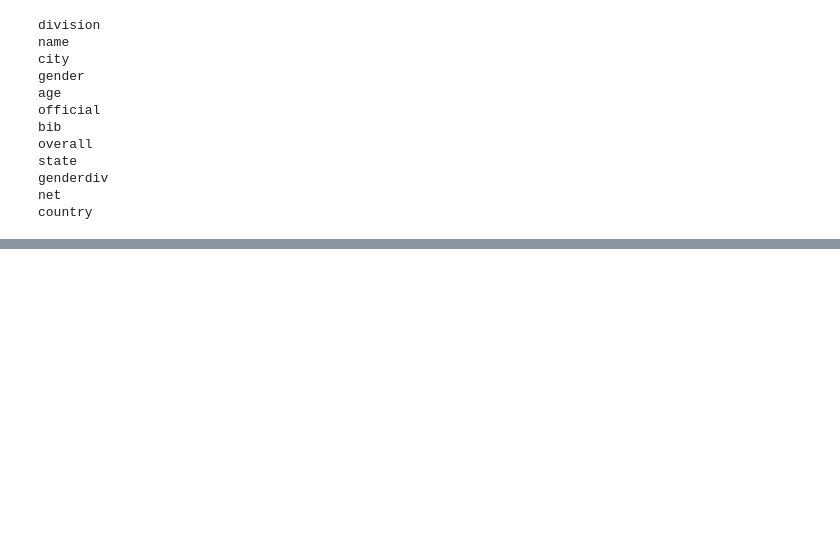
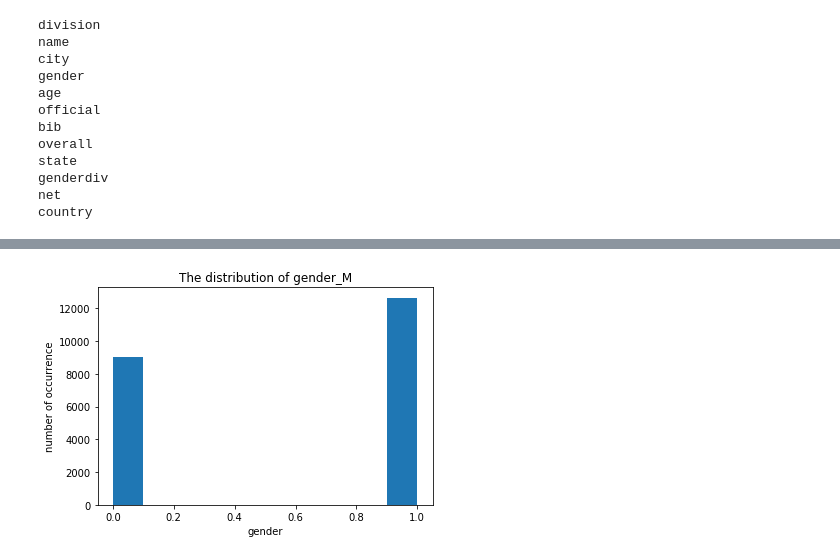
Before and after one commit to irenebratsis/Thinkful, a Jupyter notebook: 30.4 Clustering Challenge .ipynb, the cells around one changed output, grey strips where cells are left out. Cells and saved outputs as stored; diff of their text form; code cells hidden in the pictures; blank space fills up the shorter version.

```diff
--- a/30.4 Clustering Challenge .ipynb
+++ b/30.4 Clustering Challenge .ipynb
@@ -35,0 +107,8 @@ country
+# %%
+plt.hist(df_new.gender_M)
+plt.title("The distribution of gender_M")
+plt.xlabel("gender")
+plt.ylabel("number of occurrence")
+plt.show()
+# %% [output]
+[figure, added]
```
Also changed, not shown: parts of 36 cells of this notebook.
